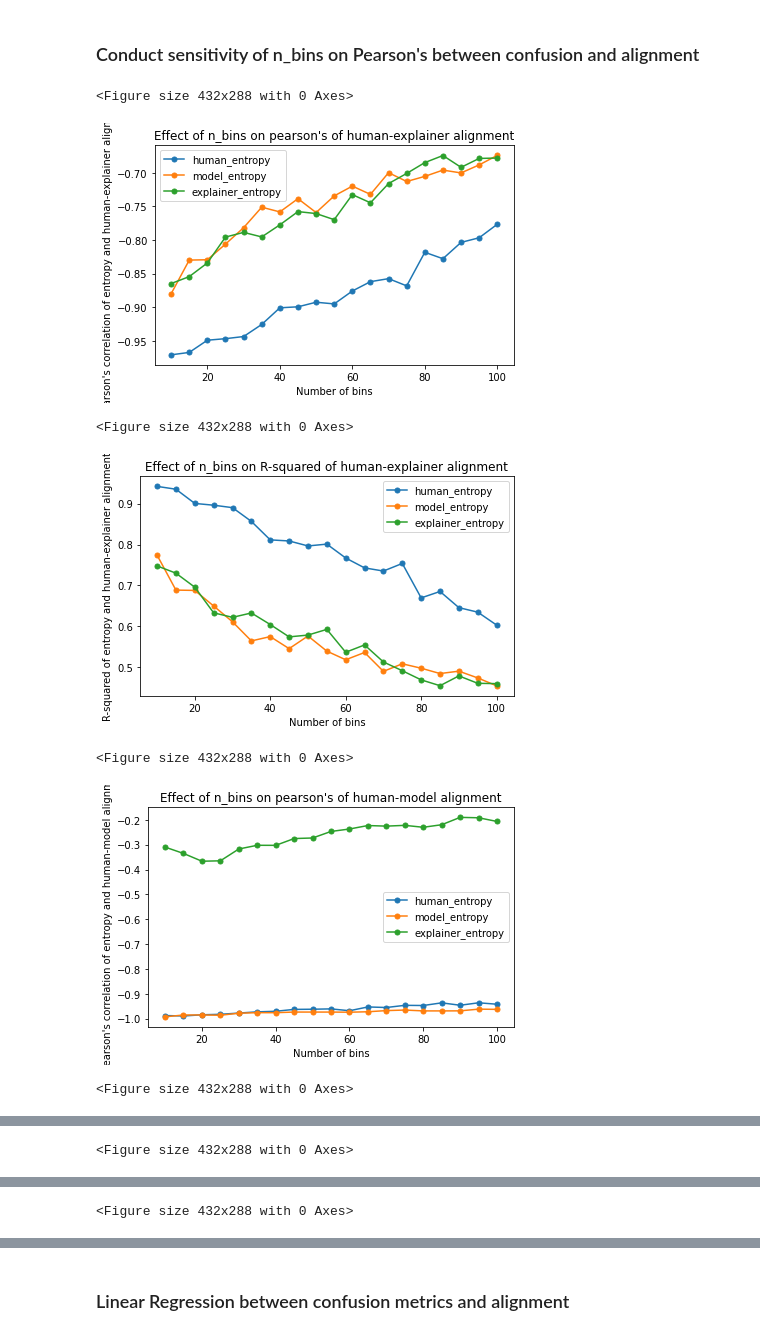
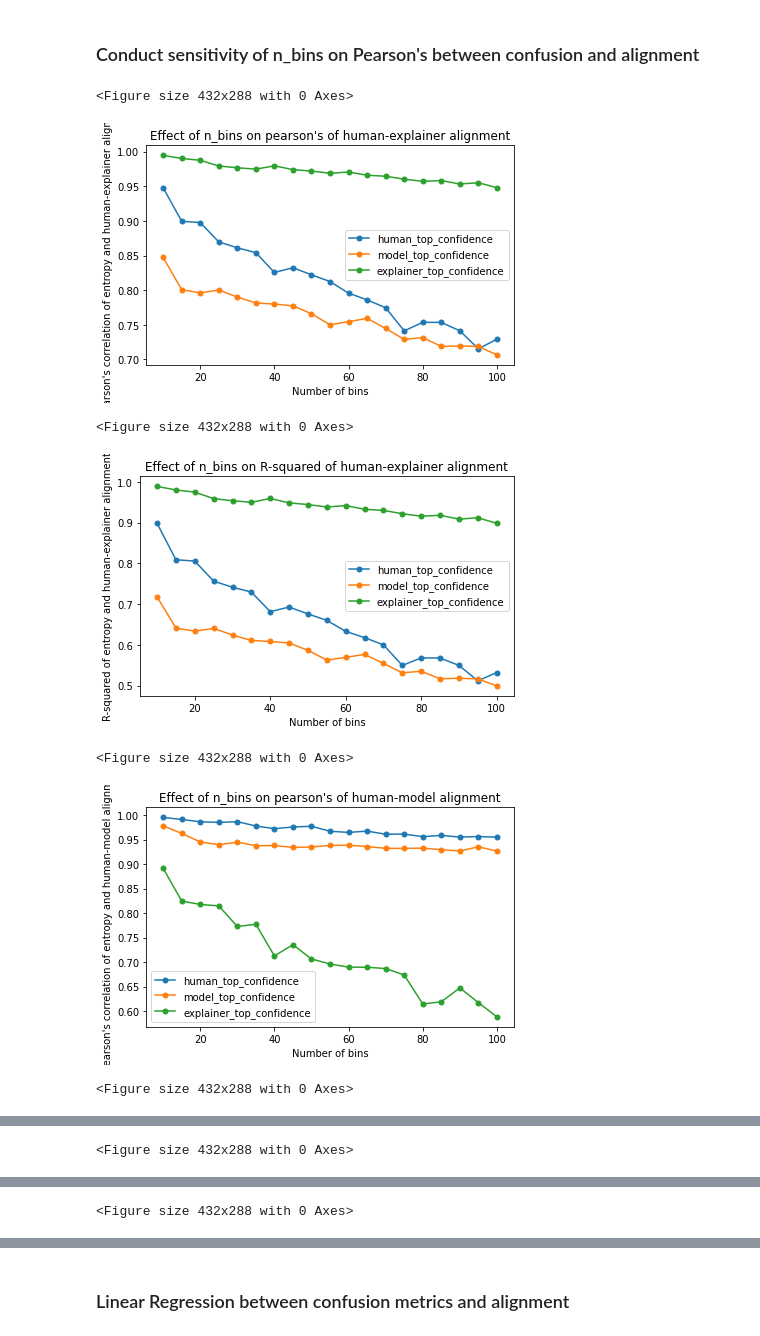
Before and after one commit to allisonchen23/explain-alignment, a Jupyter notebook: cifar10_analyze_hem.ipynb, the cells around one changed output, grey strips where cells are left out. Saved outputs shown, nothing was run; the diff lists cells and outputs as text; code cells hidden in the pictures.

```diff
--- a/cifar10_analyze_hem.ipynb
+++ b/cifar10_analyze_hem.ipynb
@@ -20,8 +20,8 @@ from utils.metric_utils import top_2_confusion, add_confidence, sort_and_bin_df,
 # %%
 human_probabilities_path = 'data/cifar10-soft-labels/cifar10h-probs.npy'
 model_outputs_path = 'saved/cifar10/resnet18/outputs_predictions.pth'
-explainer_outputs_path = 'saved/cifar10/resnet18/explainer/sift_descriptor_histogram/cifar32_32_sigma1.6/dense_stride_2/minibatch_kmeans/500means/model_soft_labels/0606_125216/outputs_predictions.pth'
-explainer_type = 'sift'
+explainer_outputs_path = 'saved/cifar10/resnet18/explainer/pixels/model_soft_labels/hparam_search/cross_entropy/0627_150603/trials/lr_0.001-wd_0.1/outputs_predictions.pth'
+explainer_type = 'pixel'
 processed_data_path = 'data/cifar10-processed/cifar10_image_labels.pth'
 
 save_dir = os.path.join(os.path.dirname(explainer_outputs_path), 'analysis')
@@ -51,10 +51,11 @@ df_dict = {}
 # Add human, model, explainer outputs/probabilities/predictions
 for agent, output in outputs.items():
     for out_type in ['outputs', 'probabilities', 'predictions']:
-        if out_type == 'outputs':
         df_dict['{}_{}'.format(agent, out_type)] = list(output[out_type])
 
 # Add ground truth
 df_dict['ground_truth'] = ground_truth_labels
 df = pd.DataFrame(df_dict)
+print(df.columns)
+assert len(df.columns) == 10
 # %% [output]
@@ -119,7 +134,7 @@ Path saved/cifar10/resnet18/explainer/sift_descriptor_histogram/cifar32_32_sigma
 graph_save_dir = os.path.join(save_dir, 'graphs')
 ensure_dir(graph_save_dir)
 
-csv_save_path = 'saved/cifar10/resnet18/explainer/sift_descriptor_histogram/cifar32_32_sigma1.6/dense_stride_2/minibatch_kmeans/500means/model_soft_labels/0606_125216/analysis/sift_explainer.csv'
+csv_save_path = 'saved/cifar10/resnet18/explainer/pixels/model_soft_labels/hparam_search/cross_entropy/0627_150603/trials/lr_0.001-wd_0.1/analysis/pixel_explainer.csv'
 if os.path.exists(csv_save_path):
     df = pd.read_csv(csv_save_path)
     print("Loaded CSV from {}".format(csv_save_path))
@@ -248,9 +216,9 @@ agent_pairs = [
         ('model', 'explainer')]
 agents = ['human', 'model', 'explainer']
 n_bins = [i for i in range(10, 101, 5)]
-iv_name_templates = ['{}_entropy', '{}_t2c']
+# iv_name_templates = ['{}_entropy', '{}_t2c']
 # iv_name_templates = ['{}_t2c', '{}_entropy']
-# iv_name_templates = ['{}_top_confidence', '{}_t2c', '{}_entropy']
+iv_name_templates = ['{}_top_confidence', '{}_t2c', '{}_entropy']
 
 for pair_idx, pair in enumerate(agent_pairs):
     agent1, agent2 = pair
@@ -279,36 +247,36 @@ for pair_idx, pair in enumerate(agent_pairs):
         all_pearsons.append(cur_pearsons)
         all_r_squared.append(cur_r_squared)
 
     # Plot pearsons v n_bins
     plot(
         xs=[n_bins for i in range(3)],
         ys=all_pearsons,
         labels=[iv_name_templates[0].format(agent) for agent in agents],
         xlabel='Number of bins',
         ylabel="Pearson's correlation of entropy and {}-{} alignment".format(agent1, agent2),
         title='Effect of n_bins on pearson\'s of {}-{} alignment'.format(
             agent1, agent2),
         show=True,
         save_path=os.path.join(graph_save_dir, 'nbins_pearsons_{}-{}_{}.png'.format(
             agent1, agent2, iv_name_templates[0].split("_")[1])))
 
 
     # Plot r-squared v n_bins
     plot(
         xs=[n_bins for i in range(3)],
         ys=all_r_squared,
         labels=[iv_name_templates[0].format(agent) for agent in agents],
         xlabel='Number of bins',
         ylabel="R-squared of entropy and {}-{} alignment".format(agent1, agent2),
         title='Effect of n_bins on R-squared of {}-{} alignment'.format(agent1, agent2),
         show=True,
         save_path=os.path.join(nbins_sensitivity_save_dir, 'nbins_rsquared_{}-{}_{}.png'.format(
             agent1, agent2, iv_name_templates[0].split("_")[1])))
 # %% [output]
 <Figure size 432x288 with 0 Axes>
-[figure, old version]
+[figure, new version]
 <Figure size 432x288 with 0 Axes>
-[figure, old version]
+[figure, new version]
 <Figure size 432x288 with 0 Axes>
-[figure, old version]
+[figure, new version]
 <Figure size 432x288 with 0 Axes>
```
Also changed, not shown: parts of 13 cells of this notebook, 9 other files.
